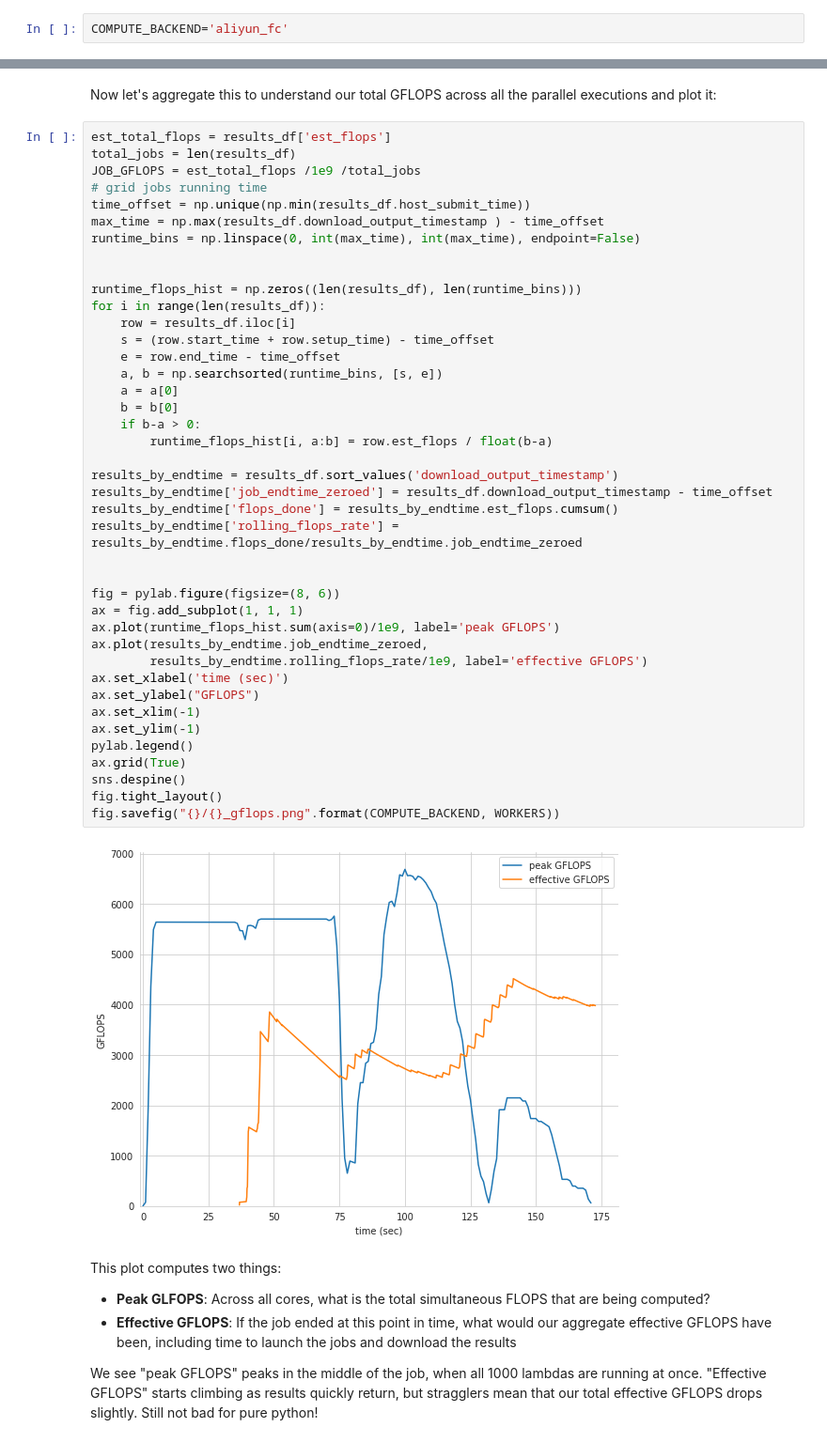
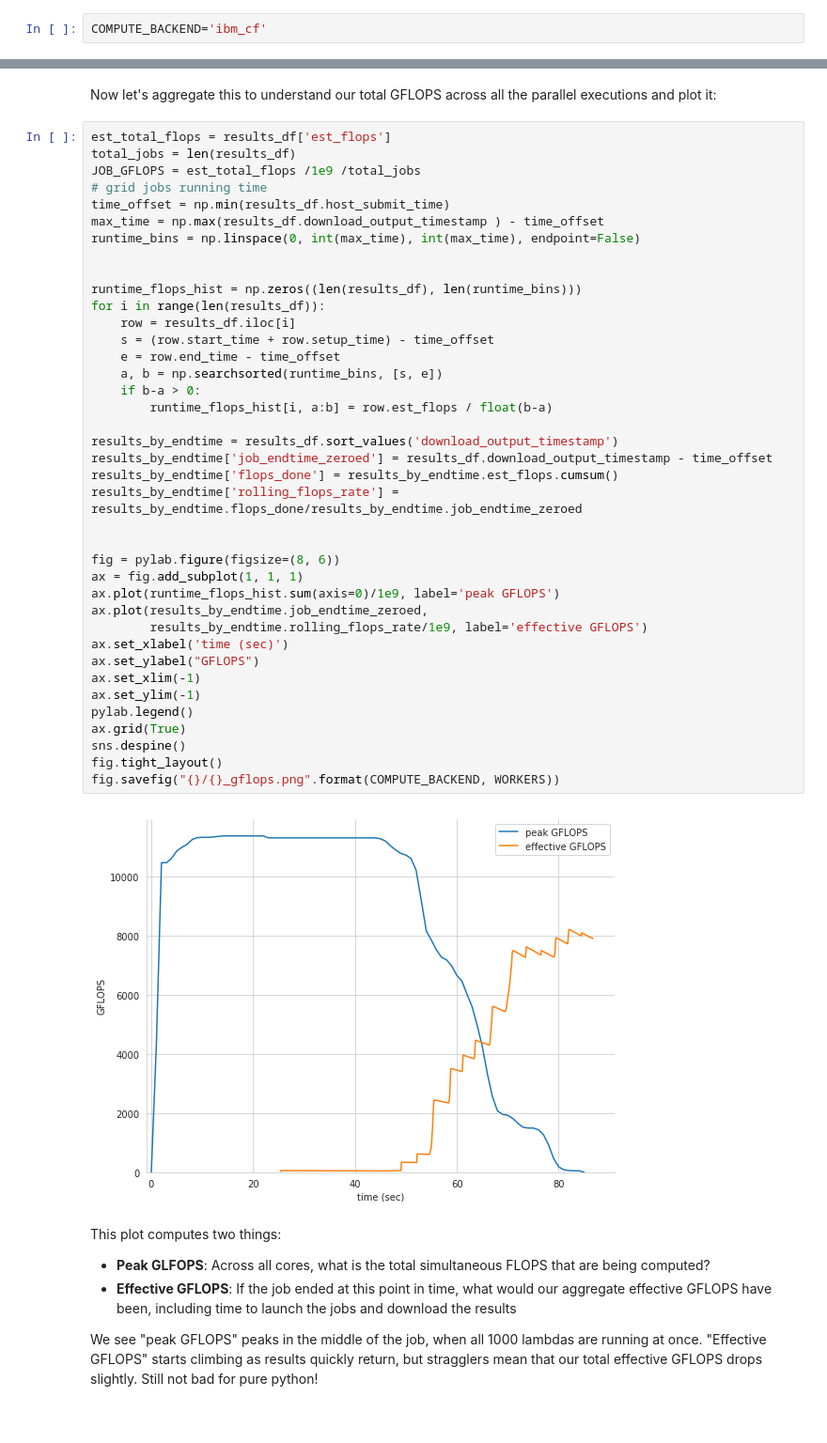
Before and after one commit to ecenurarslan/benchmarks, a Jupyter notebook: flops/flops_benchmark.ipynb, the cells around one changed output, grey strips where cells are left out. Shown: that part at 94% size. Drawn from its saved outputs; the diff is of its cells as text.

````diff
--- a/flops/flops_benchmark.ipynb
+++ b/flops/flops_benchmark.ipynb
@@ -43,7 +43,7 @@ futures = pwex.map(f, iters)
 
 ```
 # %%
-COMPUTE_BACKEND='aliyun_fc'
+COMPUTE_BACKEND='ibm_cf'
 # %%
 WORKERS=1000
 # %%
@@ -89,7 +89,7 @@ est_total_flops = results_df['est_flops']
 total_jobs = len(results_df)
 JOB_GFLOPS = est_total_flops /1e9 /total_jobs
 # grid jobs running time
-time_offset = np.unique(np.min(results_df.host_submit_time))
+time_offset = np.min(results_df.host_submit_time)
 max_time = np.max(results_df.download_output_timestamp ) - time_offset
 runtime_bins = np.linspace(0, int(max_time), int(max_time), endpoint=False)
 
@@ -97,36 +97,34 @@ runtime_bins = np.linspace(0, int(max_time), int(max_time), endpoint=False)
 runtime_flops_hist = np.zeros((len(results_df), len(runtime_bins)))
 for i in range(len(results_df)):
     row = results_df.iloc[i]
     s = (row.start_time + row.setup_time) - time_offset
     e = row.end_time - time_offset
     a, b = np.searchsorted(runtime_bins, [s, e])
-    a = a[0]
-    b = b[0]
     if b-a > 0:
         runtime_flops_hist[i, a:b] = row.est_flops / float(b-a)
 
 results_by_endtime = results_df.sort_values('download_output_timestamp')
 results_by_endtime['job_endtime_zeroed'] = results_df.download_output_timestamp - time_offset
 results_by_endtime['flops_done'] = results_by_endtime.est_flops.cumsum()
 results_by_endtime['rolling_flops_rate'] = results_by_endtime.flops_done/results_by_endtime.job_endtime_zeroed
 
 
 fig = pylab.figure(figsize=(8, 6))
 ax = fig.add_subplot(1, 1, 1)
 ax.plot(runtime_flops_hist.sum(axis=0)/1e9, label='peak GFLOPS')
 ax.plot(results_by_endtime.job_endtime_zeroed,
         results_by_endtime.rolling_flops_rate/1e9, label='effective GFLOPS')
 ax.set_xlabel('time (sec)')
 ax.set_ylabel("GFLOPS")
 ax.set_xlim(-1)
 ax.set_ylim(-1)
 pylab.legend()
 ax.grid(True)
 sns.despine()
 fig.tight_layout()
 fig.savefig("{}/{}_gflops.png".format(COMPUTE_BACKEND, WORKERS))
 # %% [output]
-[figure, old version]
+[figure, new version]
 # %% [markdown]
 This plot computes two things:
 * **Peak GLFOPS**: Across all cores, what is the total simultaneous FLOPS that are being computed?
````
Also changed, not shown: parts of 3 cells of this notebook, 2 other files.
